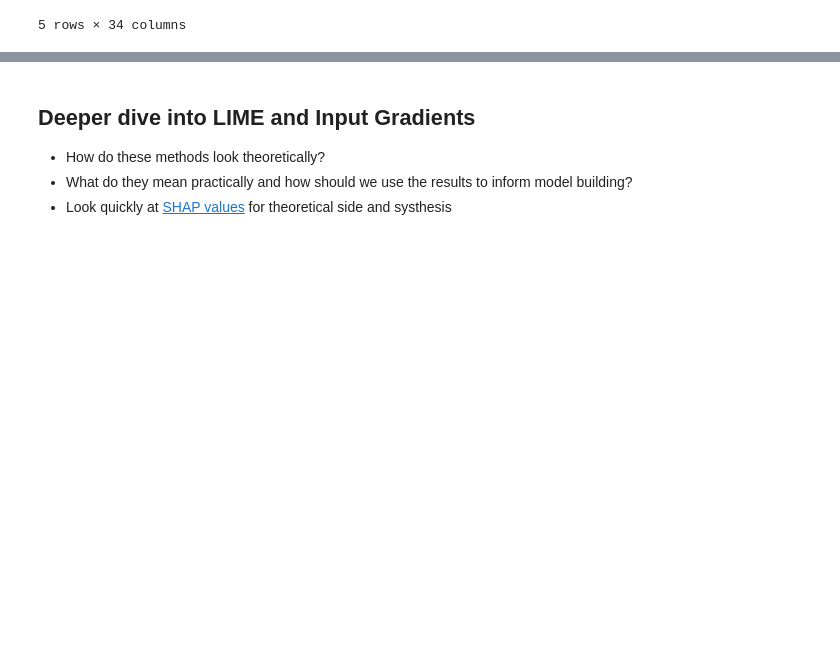
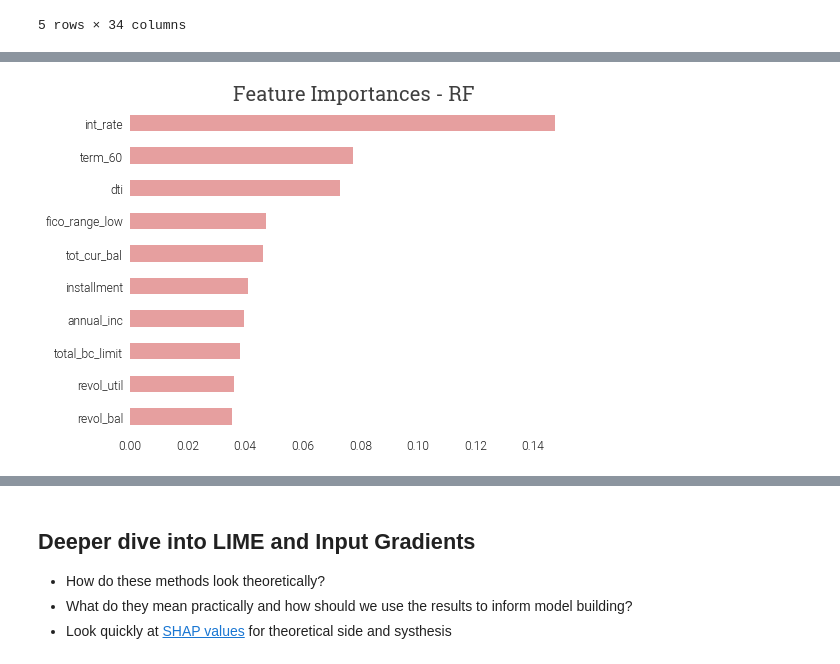
Before and after one commit to pblankley/interp-workshop-2019, a Jupyter notebook: notebooks/pb_interp_workshop.ipynb, the cells around one changed output, grey strips where cells are left out. Cells and saved outputs as stored; diff of their text form; code cells hidden in the pictures; blank space fills up the shorter version.

```diff
--- a/notebooks/pb_interp_workshop.ipynb
+++ b/notebooks/pb_interp_workshop.ipynb
@@ -131,0 +138,11 @@ array([ 0,  1,  2,  3,  4,  6,  8, 10, 12, 13, 14, 19, 31, 35, 36, 37, 38,
+# %%
+# fig, ax = plt.subplots(figsize=(8,6))
+# feat_importances = pd.Series(model.feature_importances_, index=x_train.columns)
+# ax = feat_importances.nlargest(10).sort_values().plot(kind='barh', color='r', alpha=0.6, ax=ax)
+# ax.set_title('Feature Importances - RF');
+
+# Eqtools version
+fig, ax = plt.subplots(figsize=(8,6))
+eq.viz.explain_model(model, x_train.columns, style='deck', ax=ax);
+# %% [output]
+[figure, added]
```
Also changed, not shown: parts of 16 cells of this notebook, 2 other files.
